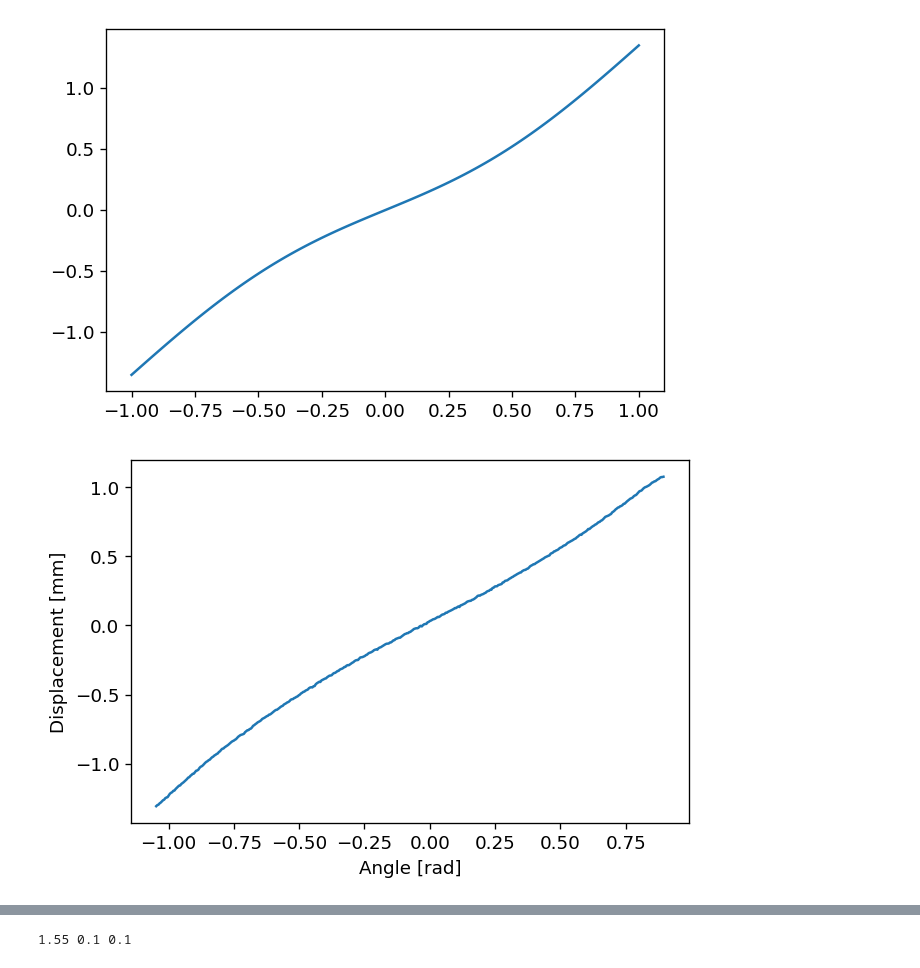
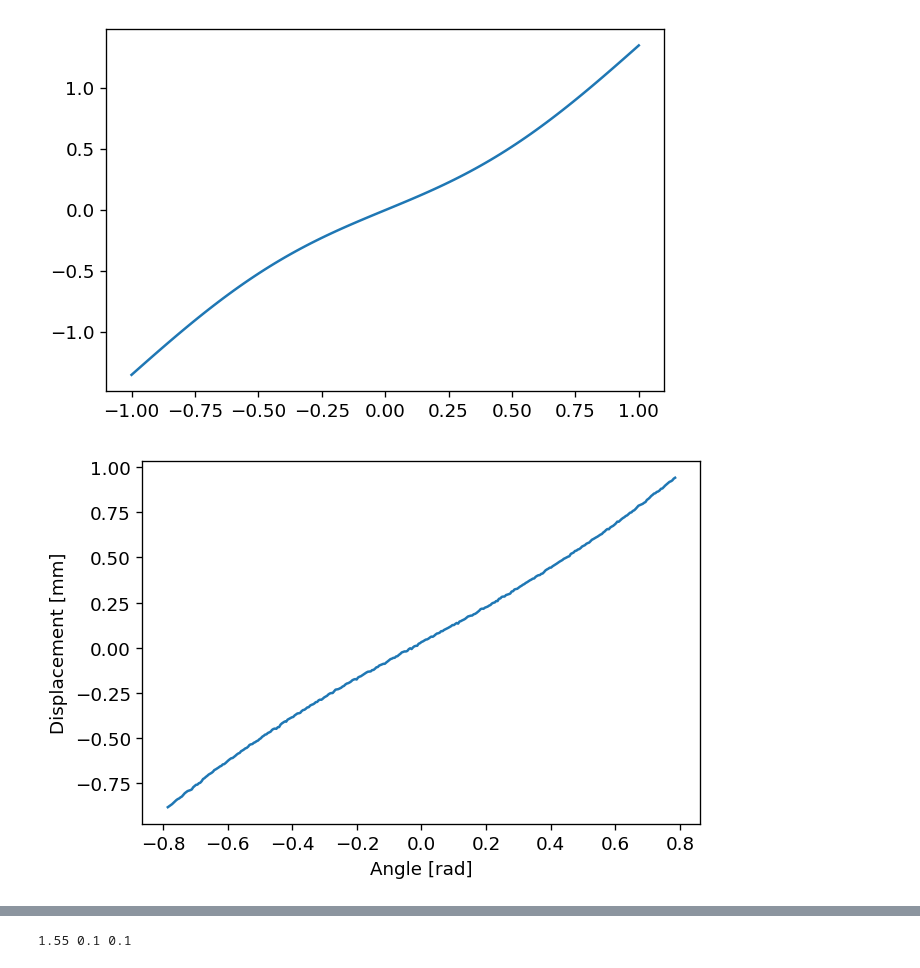
Before and after one commit to Jfeatherstone/IndexOfRefractionMeasurement, a Jupyter notebook: CurveFitting.ipynb, the cells around one changed output, grey strips where cells are left out. Drawn from its saved outputs; the diff is of its cells as text; code cells hidden in the pictures.

```diff
--- a/CurveFitting.ipynb
+++ b/CurveFitting.ipynb
@@ -30,20 +34,20 @@ plt.show()
 # %%
 data = pd.read_csv('data/sapphire_disk.txt')
 
 # Convert to radians and mm
 # Not sure why I have to take the negative of the angle (horizontal reflection)
 angleArr = - data["angle"] * np.pi / 180
 displacementArr = data["peak_position"] * 1e-3 - np.mean(data["peak_position"] * 1e-3)
-angleArr = angleArr[:-35]
-displacementArr = displacementArr[:-35]
+angleArr = angleArr[60:-60]
+displacementArr = displacementArr[60:-60]
 
 plt.plot(angleArr, displacementArr)
 plt.ylabel('Displacement [mm]')
 plt.xlabel('Angle [rad]')
 #plt.savefig('images/ruby_sample.png')
 plt.show()
 # %% [output]
-[figure, old version]
+[figure, new version]
 # %%
 # Now actually do the curve fitting
 popt, pcov = curve_fit(func_form, angleArr, displacementArr,
```
Also changed, not shown: parts of 3 cells of this notebook, 6 other files.
